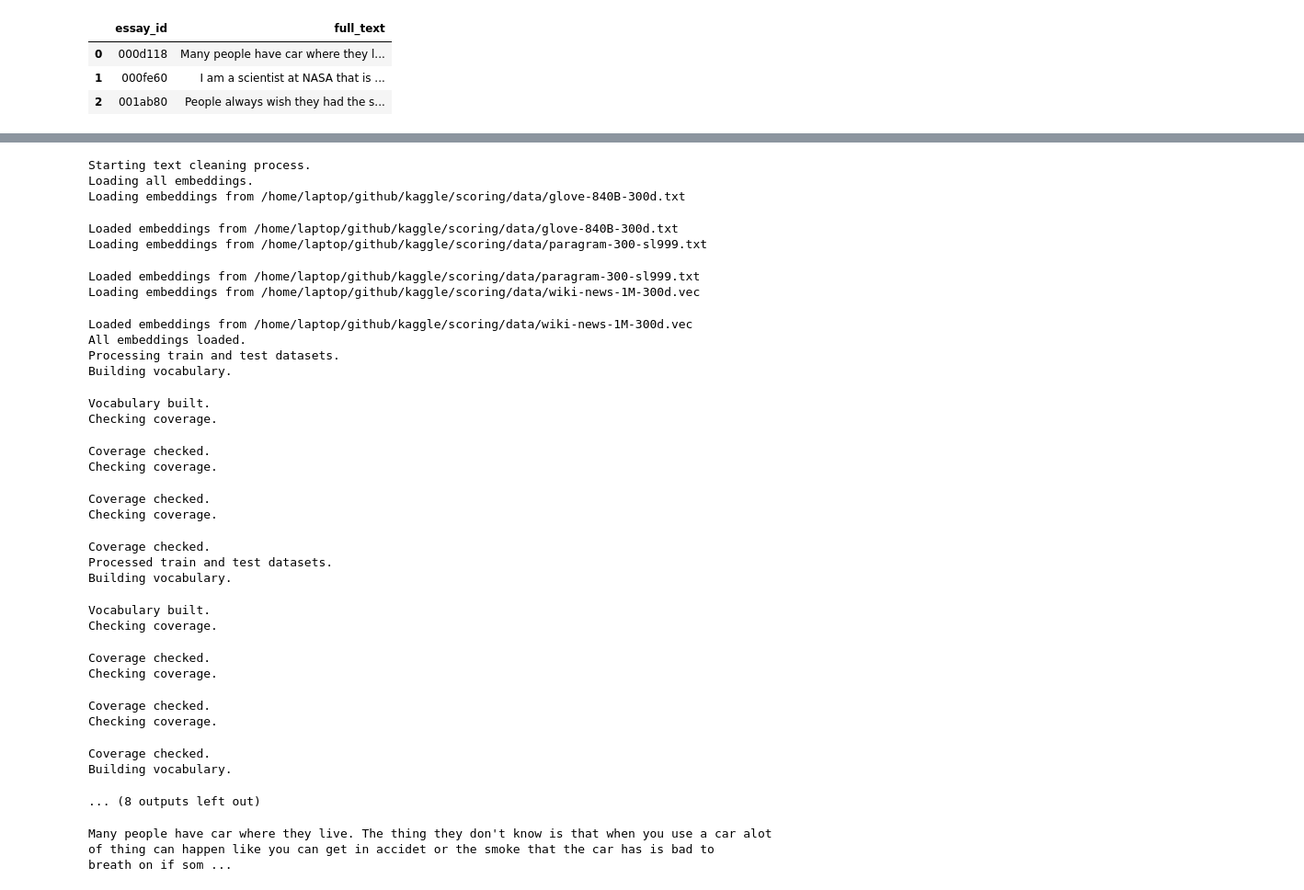
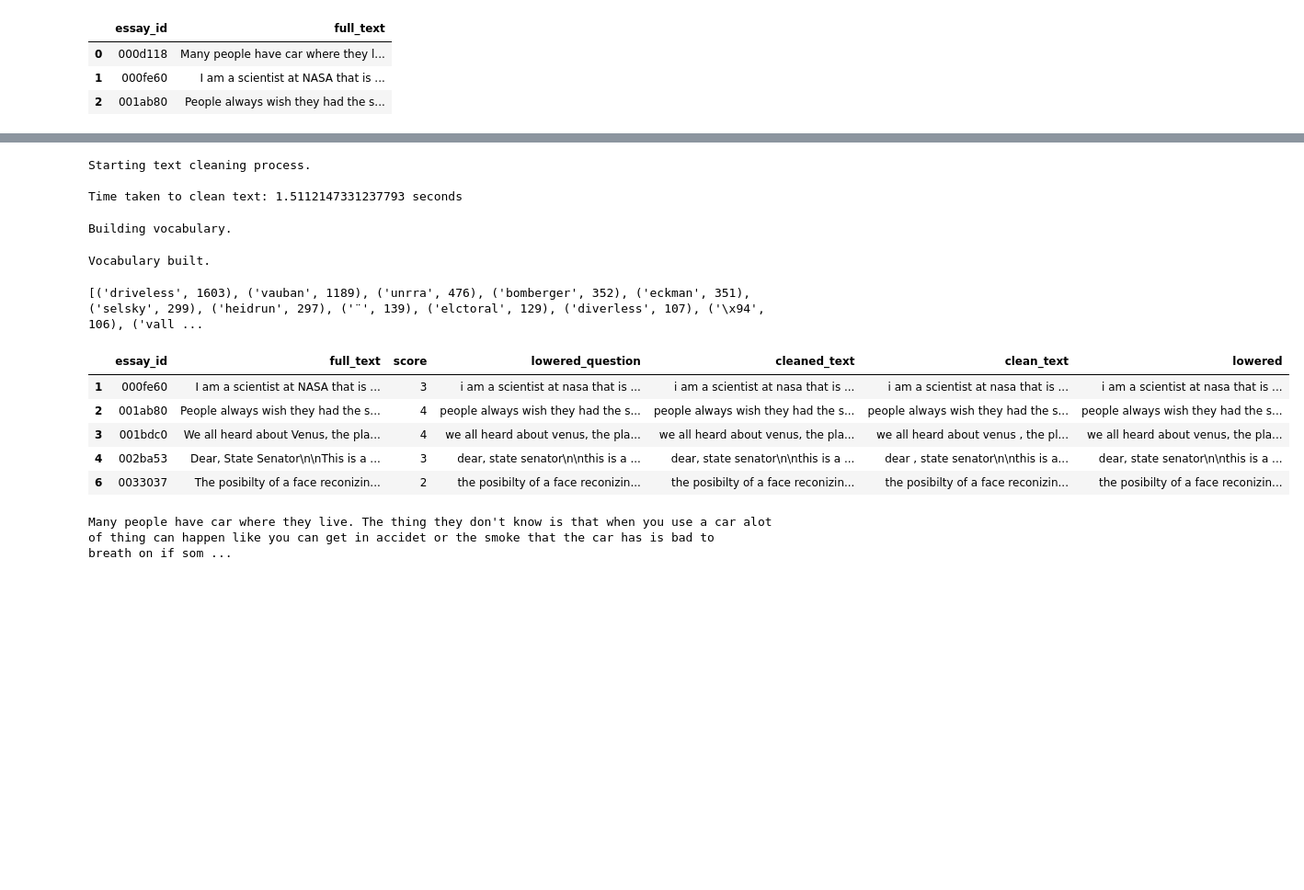
Before and after one commit to JD-DS/Learning-Agency-Lab---Automated-Essay-Scoring-2.0, a Jupyter notebook: clean-text-data.ipynb, the cells around one changed output, grey strips where cells are left out. Shown at 92% size. Saved outputs shown, nothing was run; the diff lists cells and outputs as text; code cells hidden in the pictures; blank space fills up the shorter version.

Commit message:
update text cleaning pipeline

```diff
--- a/clean-text-data.ipynb
+++ b/clean-text-data.ipynb
@@ -390,44 +351,34 @@ start = time.time()
 
 # Clean the train and test text data
 
-train,_,_,_ = clean_text(train, '/home/laptop/github/kaggle/scoring/data/glove-840B-300d.txt',
-           '/home/laptop/github/kaggle/scoring/data/paragram-300-sl999.txt',
-           '/home/laptop/github/kaggle/scoring/data/wiki-news-1M-300d.vec', col_name = 'full_text')
+train = clean_text(train, col_name = 'full_text')
 
-# test,_,_,_ = clean_text(test, '/home/laptop/github/kaggle/scoring/data/glove-840B-300d.txt',
-#            '/home/laptop/github/kaggle/scoring/data/paragram-300-sl999.txt',
-#            '/home/laptop/github/kaggle/scoring/data/wiki-news-1M-300d.vec', col_name = 'full_text')
 
 end = time.time()
 
 print(f"Time taken to clean text: {end - start} seconds")
 # %% [output]
 Starting text cleaning process.
-Loading all embeddings.
-Loading embeddings from /home/laptop/github/kaggle/scoring/data/glove-840B-300d.txt
+
+Time taken to clean text: 1.5112147331237793 seconds
-Loaded embeddings from /home/laptop/github/kaggle/scoring/data/glove-840B-300d.txt
-Loading embeddings from /home/laptop/github/kaggle/scoring/data/paragram-300-sl999.txt
-Loaded embeddings from /home/laptop/github/kaggle/scoring/data/paragram-300-sl999.txt
-Loading embeddings from /home/laptop/github/kaggle/scoring/data/wiki-news-1M-300d.vec
-Loaded embeddings from /home/laptop/github/kaggle/scoring/data/wiki-news-1M-300d.vec
-All embeddings loaded.
-Processing train and test datasets.
-Building vocabulary.
-Vocabulary built.
-Checking coverage.
-Coverage checked.
-Checking coverage.
-Coverage checked.
-Checking coverage.
-Coverage checked.
-Processed train and test datasets.
-Building vocabulary.
-Vocabulary built.
-Checking coverage.
-Coverage checked.
-Checking coverage.
-Coverage checked.
-Checking coverage.
-Coverage checked.
-Building vocabulary.
-... (8 outputs left out)
+# %%
+glove_path = '/home/laptop/github/kaggle/scoring/data/glove-840B-300d.txt'
+paragran_path = '/home/laptop/github/kaggle/scoring/data/paragram-300-sl999.txt'
+fastetxt_path = '/home/laptop/github/kaggle/scoring/data/wiki-news-1M-300d.vec'
+
+
+# Rebuild and check vocab after cleaning contractions
+vocab = build_vocab(train['clean_text'])
+
+glove_embeddings = load_embed(glove_path)
+
+oov_glove = check_coverage(vocab, glove_embeddings)
+
+paragram_embeddings = load_embed(paragran_path)
+oov_paragram = check_coverage(vocab, paragram_embeddings)
+
+fastetxt_embeddings = load_embed(fastetxt_path)
+oov_fastetxt = check_coverage(vocab, fastetxt_embeddings)
+# %% [output]
+Building vocabulary.
+Vocabulary built.
@@ -434,3 +412,17 @@ Building vocabulary.
+# %%
+print(glove_train, paragram_train, fastetxt_train)
+print(len(glove_train + paragram_train + fastetxt_train))
+# %% [output]
+[('driveless', 1603), ('vauban', 1189), ('unrra', 476), ('bomberger', 352), ('eckman', 351), ('selsky', 299), ('heidrun', 297), ('¨', 139), ('elctoral', 129), ('diverless', 107), ('\x94', 106), ('vall ...
+# %%
+train.head()
+# %% [output]
+|  | essay_id | full_text | score | lowered_question | cleaned_text | clean_text | lowered |
+| 1 | 000fe60 | I am a scientist at NASA that is ... | 3 | i am a scientist at nasa that is ... | i am a scientist at nasa that is ... | i am a scientist at nasa that is ... | i am a scientist at nasa that is ... |
+| 2 | 001ab80 | People always wish they had the s... | 4 | people always wish they had the s... | people always wish they had the s... | people always wish they had the s... | people always wish they had the s... |
+| 3 | 001bdc0 | We all heard about Venus, the pla... | 4 | we all heard about venus, the pla... | we all heard about venus, the pla... | we all heard about venus , the pl... | we all heard about venus, the pla... |
+| 4 | 002ba53 | Dear, State Senator\n\nThis is a ... | 3 | dear, state senator\n\nthis is a ... | dear, state senator\n\nthis is a ... | dear , state senator\n\nthis is a... | dear, state senator\n\nthis is a ... |
+| 6 | 0033037 | The posibilty of a face reconizin... | 2 | the posibilty of a face reconizin... | the posibilty of a face reconizin... | the posibilty of a face reconizin... | the posibilty of a face reconizin... |
 # %%
 print(train['full_text'][0])
 # %% [output]
```
Also changed, not shown: parts of 9 cells of this notebook, 3 other files.
